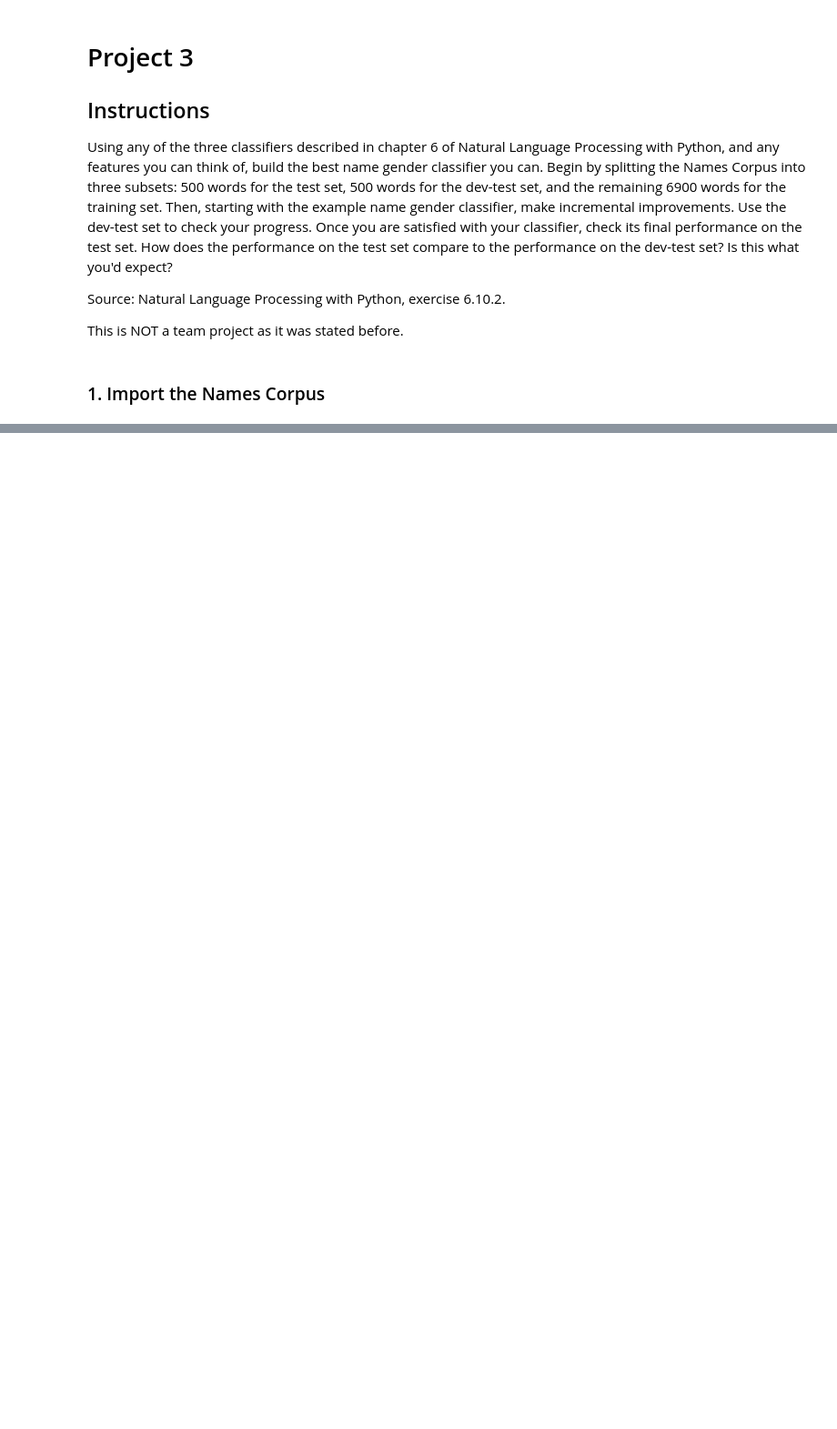
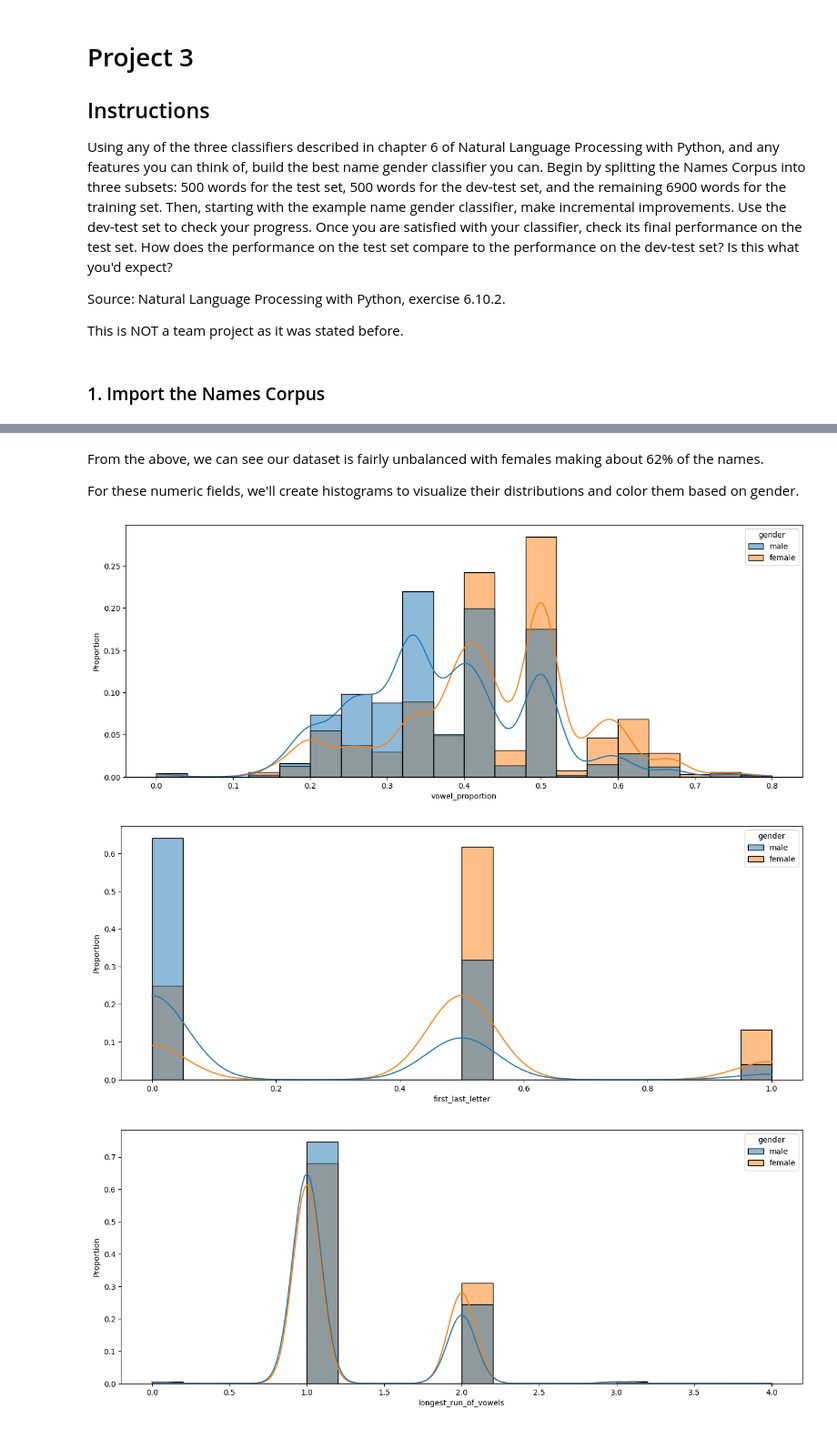
Before and after one commit to naomibuell/DATA620, a Jupyter notebook: project-3/project-3.ipynb, the cells around one changed output, grey strips where cells are left out. Shown: that part at 91% size. Drawn from its saved outputs; the diff is of its cells as text; code cells hidden in the pictures; blank space fills up the shorter version.

```diff
--- a/project-3/project-3.ipynb
+++ b/project-3/project-3.ipynb
@@ -22,2 +29,5 @@ from nltk.corpus import names
 # %%
-names = ([(name, 'male') for name in names.words('male.txt')] + [(name, 'female') for name in names.words('female.txt')])
+name_list = ([(name, 'male') for name in names.words('male.txt')] + [(name, 'female') for name in names.words('female.txt')])
+
+names_df = pd.DataFrame(name_list, columns=['name','gender'])
+names_df.head()
@@ -23,0 +142,26 @@ names = ([(name, 'male') for name in names.words('male.txt')] + [(name, 'female'
+# %% [markdown]
+From the above, we can see our dataset is fairly unbalanced with females making about 62% of the names.
+
+For these numeric fields, we'll create histograms to visualize their distributions and color them based on gender.
+# %%
+for num_col in names_df.columns:
+    if names_df[num_col].dtype in ['int64', 'float64']:
+        plt.figure(figsize=(16, 6))
+
+        sns.histplot(
+            data=names_df,
+            x=num_col,
+            hue='gender',
+            stat="proportion",
+            multiple='layer',
+            kde=True,
+            alpha=0.5,
+            bins=20,
+            common_norm=False
+        )
+
+        plt.show()
+# %% [output]
+[figure, added]
+[figure, added]
+[figure, added]
```
Also changed, not shown: parts of 14 cells of this notebook.
